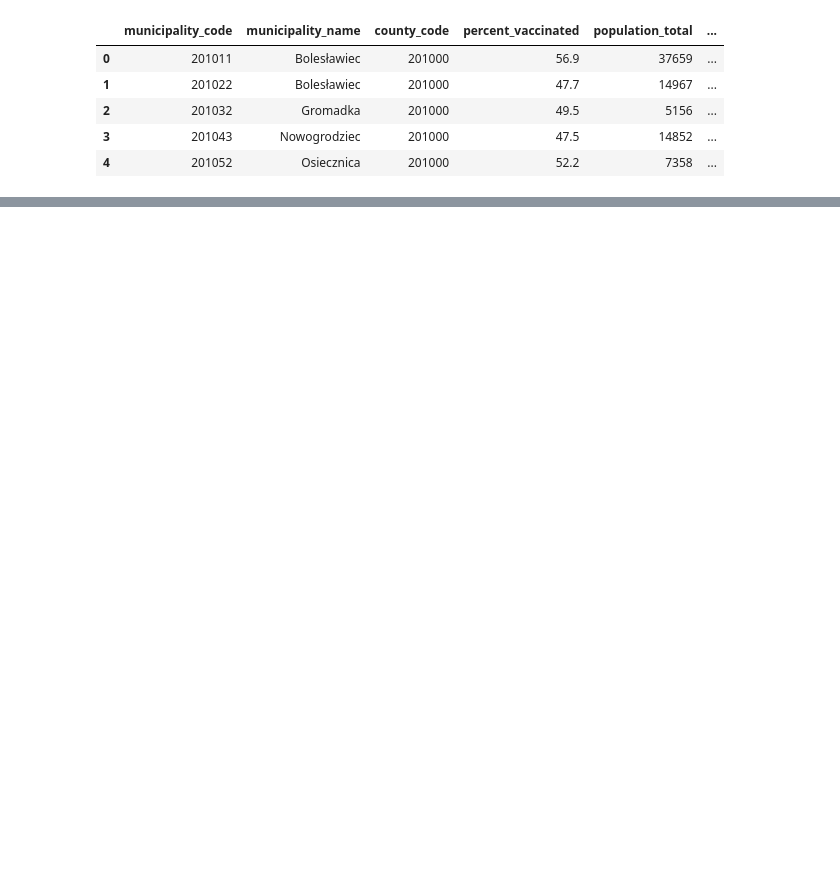
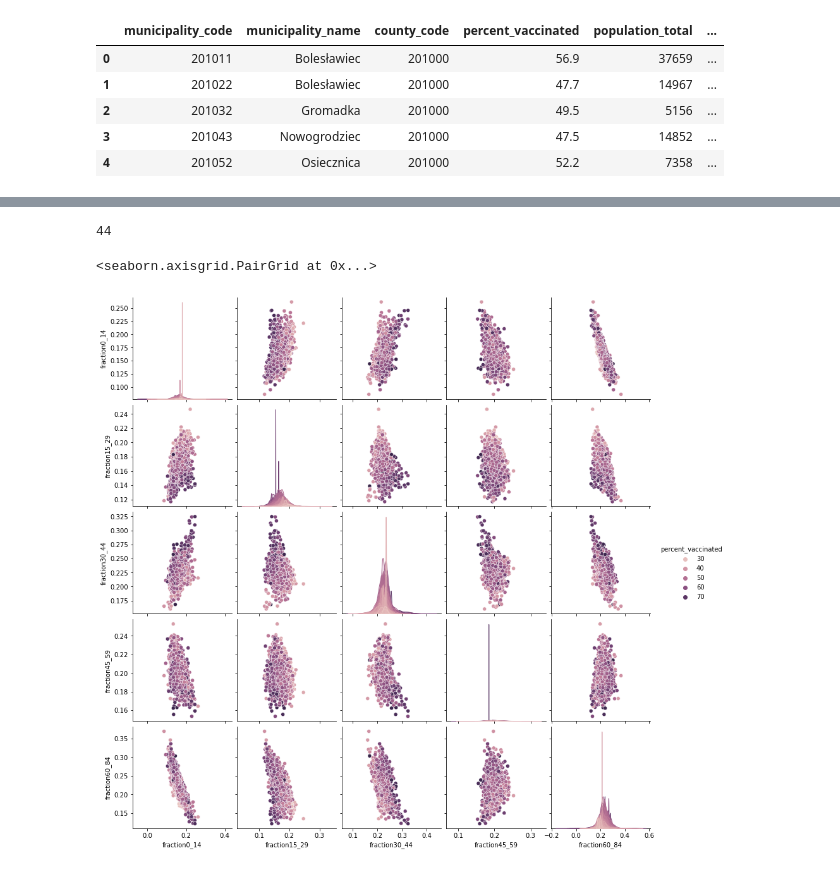
Before and after one commit to bahadurvikram/EC2024, a Jupyter notebook: Untitled-1.ipynb, the cells around one changed output, grey strips where cells are left out. Cells and saved outputs as stored; diff of their text form; code cells hidden in the pictures; blank space fills up the shorter version.

```diff
--- a/Untitled-1.ipynb
+++ b/Untitled-1.ipynb
@@ -63,0 +111,34 @@ profile.to_widgets()
+# %%
+col0_14 = [ 'population_0_4_total',
+ 'population_5_9_total',
+ 'population_10_14_total']
+
+col15_29 = [ 'population_15_19_total',
+ 'population_20_24_total',
+ 'population_25_29_total']
+
+col30_44 = [ 'population_30_34_total',
+ 'population_35_39_total',
+ 'population_40_44_total']
+
+col45_59 = [ 'population_45_49_total',
+ 'population_50_54_total',
+ 'population_55_59_total']
+
+col60_84 = [ 'population_60_64_total',
+ 'population_65_69_total',
+ 'population_70_74_total',
+ 'population_75_79_total',
+ 'population_80_84_total']
+# %%
+covid_df['fraction0_14'] = covid_df[col0_14].sum(axis=1) / covid_df['population_total']
+
+covid_df['fraction15_29'] = covid_df[col15_29].sum(axis=1) / covid_df['population_total']
+
+covid_df['fraction30_44'] = covid_df[col30_44].sum(axis=1) / covid_df['population_total']
+
+covid_df['fraction45_59'] = covid_df[col45_59].sum(axis=1) / covid_df['population_total']
+
+covid_df['fraction60_84'] = covid_df[col60_84].sum(axis=1) / covid_df['population_total']
+# %%
+demographics = ['percent_vaccinated', 'fraction0_14', 'fraction15_29', 'fraction30_44' , 'fraction45_59', 'fraction60_84']
@@ -63,0 +147,9 @@ profile.to_widgets()
+# %%
+len(nonpop_cl)
+# %% [output]
+44
+# %%
+sns.pairplot(covid_df[demographics], hue = 'percent_vaccinated')
+# %% [output]
+<seaborn.axisgrid.PairGrid at 0x...>
+[figure, added]
```
Also changed, not shown: parts of 37 cells of this notebook.
